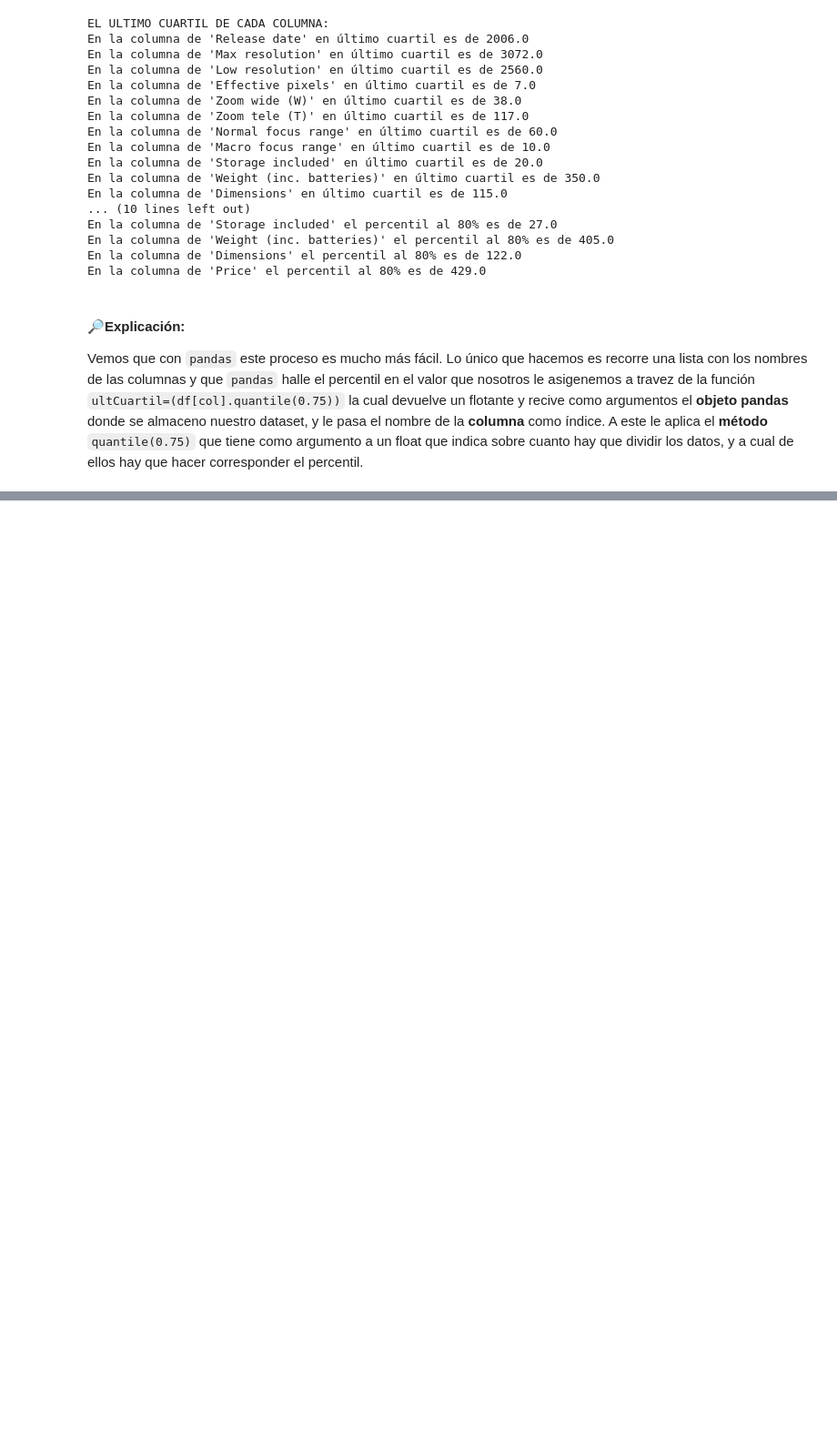
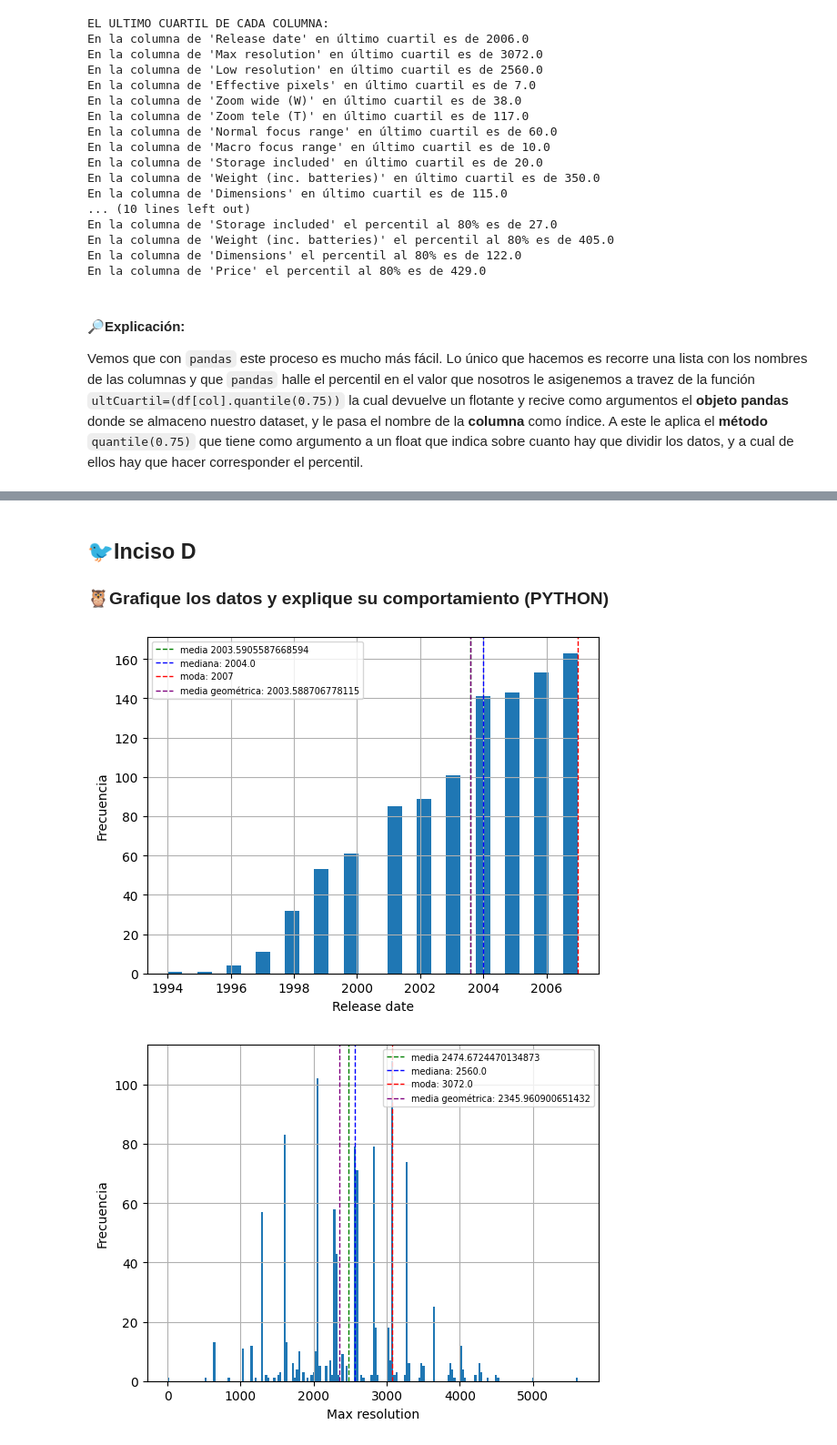
Before and after one commit to hashfwu/DAT-245-PrimerParcial, a Jupyter notebook: Pregunta 1/dataset.ipynb, the cells around one changed output, grey strips where cells are left out. Shown at 91% size. Saved outputs shown, nothing was run; the diff lists cells and outputs as text; code cells hidden in the pictures; blank space fills up the shorter version.

```diff
--- a/Pregunta 1/dataset.ipynb
+++ b/Pregunta 1/dataset.ipynb
@@ -189,0 +193,13 @@ Vemos que con `pandas` este proceso es mucho más fácil. Lo único que hacemos
+# %%
+columnas=["Release date","Max resolution","Low resolution","Effective pixels","Zoom wide (W)","Zoom tele (T)","Normal focus range","Macro focus range","Storage included","Weight (inc. batteries)","Dimensions","Price"]
+
+for col in columnas:
+    print(f'\n"{col}":')
+    media = df[col].mean()
+    mediana = df[col].median()
+    moda = (df[col].mode())[0]
+    media_geometrica = np.exp(np.log(df[col].replace(0, np.nan).dropna()).mean())
+    print(f"""      Media: {media}
+      Mediana: {mediana}
+      Moda: {moda}
+      Media geometrica: {media_geometrica}""")
@@ -189,0 +240,32 @@ Vemos que con `pandas` este proceso es mucho más fácil. Lo único que hacemos
+# %% [markdown]
+## 🐦Inciso D
+### 🦉Grafique los datos y explique su comportamiento (PYTHON)
+# %%
+import matplotlib.pyplot as plt
+for col in columnas:
+    fig, ax = plt.subplots()
+
+    media = df[col].mean()
+    mediana = df[col].median()
+    moda = (df[col].mode())[0]
+    media_geometrica = np.exp(np.log(df[col].replace(0, np.nan).dropna()).mean())
+    myLineWidth = 1
+    myLineStyle = "dashed"
+    media_plot=ax.axvline(media, color='green', linestyle=myLineStyle, linewidth=myLineWidth )
+    mediana_plot=ax.axvline(mediana, color='blue', linestyle=myLineStyle, linewidth=myLineWidth)
+    moda_plot=ax.axvline(moda, color='red', linestyle=myLineStyle, linewidth=myLineWidth)
+    geometrica_plot=ax.axvline(media_geometrica, color='purple', linestyle=myLineStyle, linewidth=myLineWidth)
+    media_plot.set_label(f'media {media}' )
+    mediana_plot.set_label(f'mediana: {mediana}')
+    moda_plot.set_label(f'moda: {moda}')
+    geometrica_plot.set_label(f'media geométrica: {media_geometrica}')
+    bins = df[col].nunique()*2
+    plt.hist(df[col], bins=bins)
+    plt.ylabel('Frecuencia')
+    plt.xlabel(col)
+    plt.grid(True)
+    plt.legend(fontsize=7)
+    plt.show()
+# %% [output]
+[figure, added]
+[figure, added]
```
Also changed, not shown: parts of 5 cells of this notebook.
